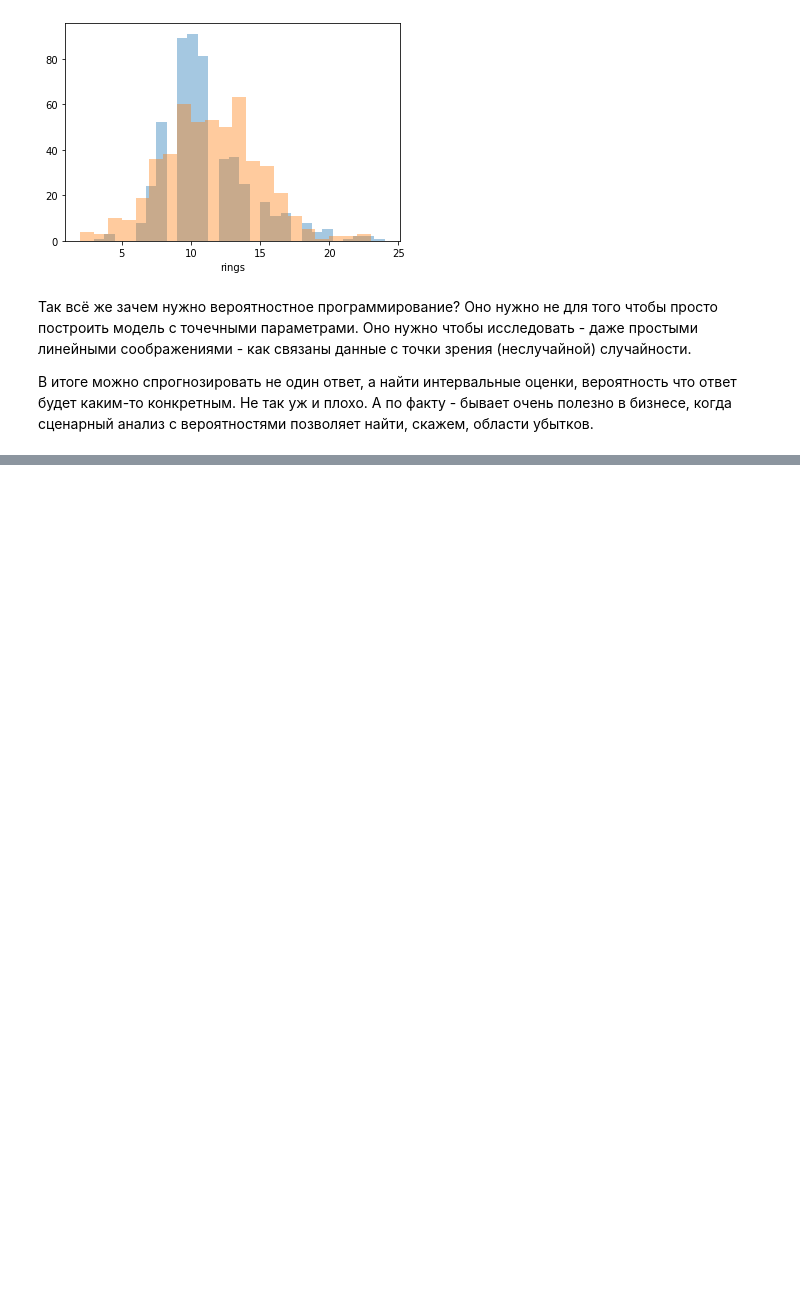
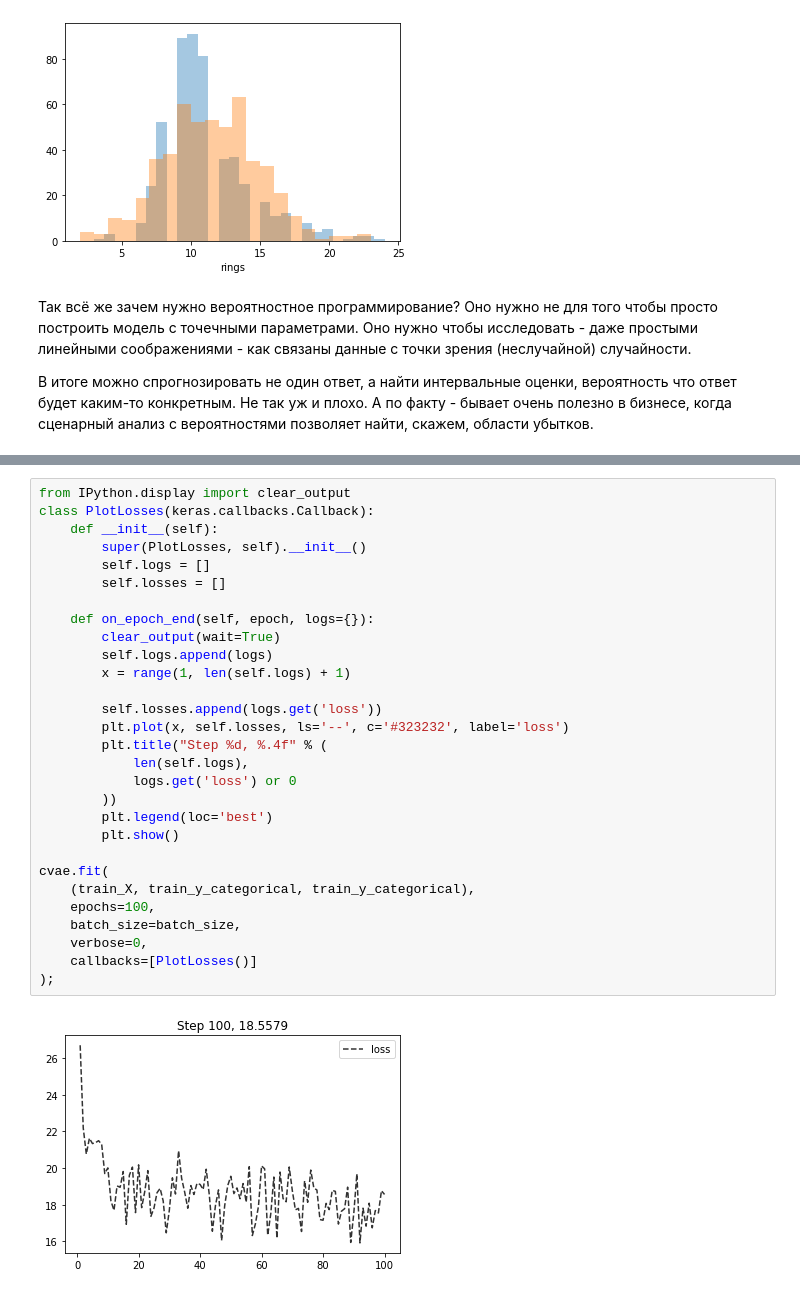
Before and after one commit to timeseries-ru/course, a Jupyter notebook: day_5.ipynb, the cells around one changed output, grey strips where cells are left out. Saved outputs shown, nothing was run; the diff lists cells and outputs as text; blank space fills up the shorter version.

```diff
--- a/day_5.ipynb
+++ b/day_5.ipynb
@@ -678,0 +845,31 @@ sns.distplot(
+# %%
+from IPython.display import clear_output
+class PlotLosses(keras.callbacks.Callback):
+    def __init__(self):
+        super(PlotLosses, self).__init__()
+        self.logs = []
+        self.losses = []
+
+    def on_epoch_end(self, epoch, logs={}):
+        clear_output(wait=True)
+        self.logs.append(logs)
+        x = range(1, len(self.logs) + 1)
+
+        self.losses.append(logs.get('loss'))
+        plt.plot(x, self.losses, ls='--', c='#323232', label='loss')
+        plt.title("Step %d, %.4f" % (
+            len(self.logs),
+            logs.get('loss') or 0
+        ))
+        plt.legend(loc='best')
+        plt.show()
+
+cvae.fit(
+    (train_X, train_y_categorical, train_y_categorical),
+    epochs=100,
+    batch_size=batch_size,
+    verbose=0,
+    callbacks=[PlotLosses()]
+);
+# %% [output]
+[figure, added]
```
Also changed, not shown: parts of 13 cells of this notebook.
